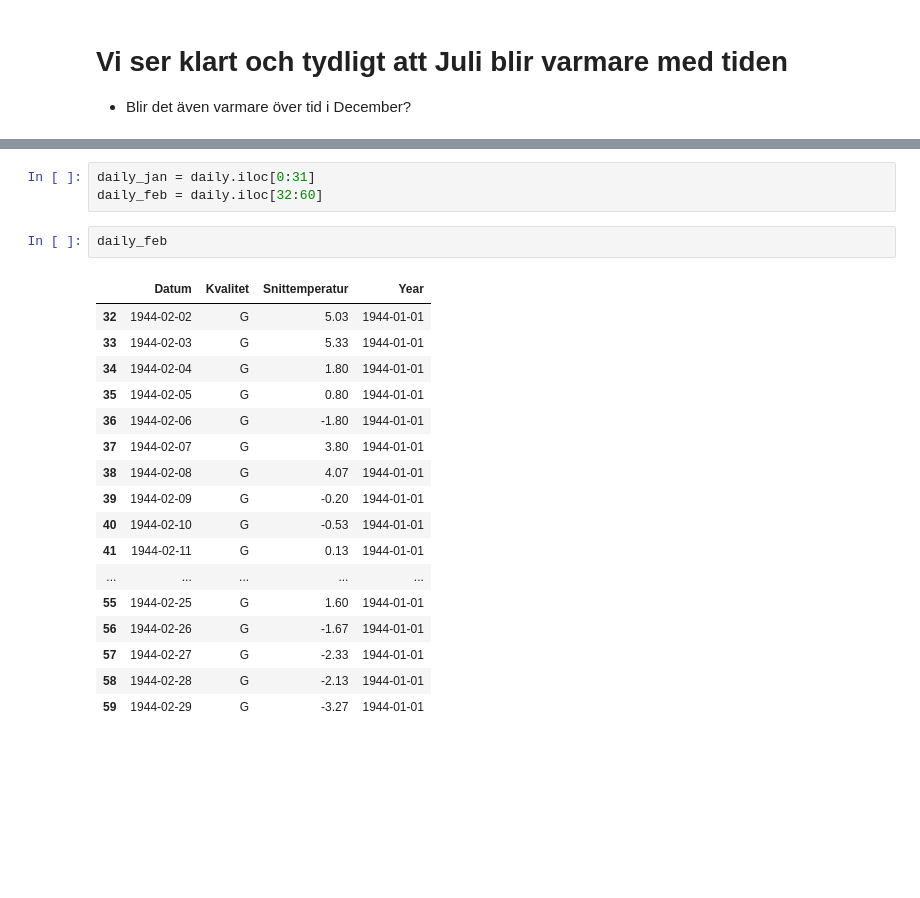
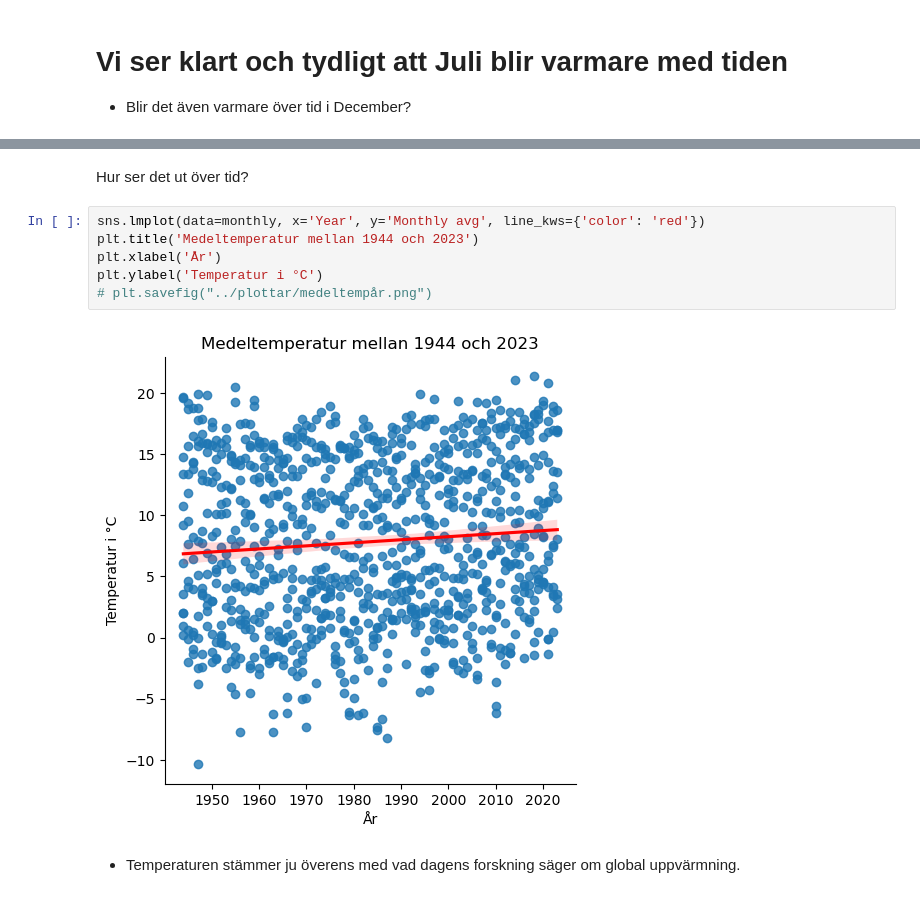
Before and after one commit to msteele919/projectwork, a Jupyter notebook: Kristoffer/plotting.ipynb, the cells around one changed output, grey strips where cells are left out. Saved outputs shown, nothing was run; the diff lists cells and outputs as text; blank space fills up the shorter version.

```diff
--- a/Kristoffer/plotting.ipynb
+++ b/Kristoffer/plotting.ipynb
@@ -122,23 +80,12 @@ daily.head(32)
-# %%
-daily_jan = daily.iloc[0:31]
-daily_feb = daily.iloc[32:60]
-# %%
-daily_feb
-# %% [output]
-|  | Datum | Kvalitet | Snittemperatur | Year |
-| 32 | 1944-02-02 | G | 5.03 | 1944-01-01 |
-| 33 | 1944-02-03 | G | 5.33 | 1944-01-01 |
-| 34 | 1944-02-04 | G | 1.80 | 1944-01-01 |
-| 35 | 1944-02-05 | G | 0.80 | 1944-01-01 |
-| 36 | 1944-02-06 | G | -1.80 | 1944-01-01 |
-| 37 | 1944-02-07 | G | 3.80 | 1944-01-01 |
-| 38 | 1944-02-08 | G | 4.07 | 1944-01-01 |
-| 39 | 1944-02-09 | G | -0.20 | 1944-01-01 |
-| 40 | 1944-02-10 | G | -0.53 | 1944-01-01 |
-| 41 | 1944-02-11 | G | 0.13 | 1944-01-01 |
-| ... | ... | ... | ... | ... |
-| 55 | 1944-02-25 | G | 1.60 | 1944-01-01 |
-| 56 | 1944-02-26 | G | -1.67 | 1944-01-01 |
-| 57 | 1944-02-27 | G | -2.33 | 1944-01-01 |
-| 58 | 1944-02-28 | G | -2.13 | 1944-01-01 |
-| 59 | 1944-02-29 | G | -3.27 | 1944-01-01 |
+# %% [markdown]
+Hur ser det ut över tid?
+# %%
+sns.lmplot(data=monthly, x='Year', y='Monthly avg', line_kws={'color': 'red'})
+plt.title('Medeltemperatur mellan 1944 och 2023')
+plt.xlabel('År')
+plt.ylabel('Temperatur i °C')
+# plt.savefig("../plottar/medeltempår.png")
+# %% [output]
+[figure, added]
+# %% [markdown]
+- Temperaturen stämmer ju överens med vad dagens forskning säger om global uppvärmning.
```
Also changed, not shown: parts of 19 cells of this notebook, 8 other files.
